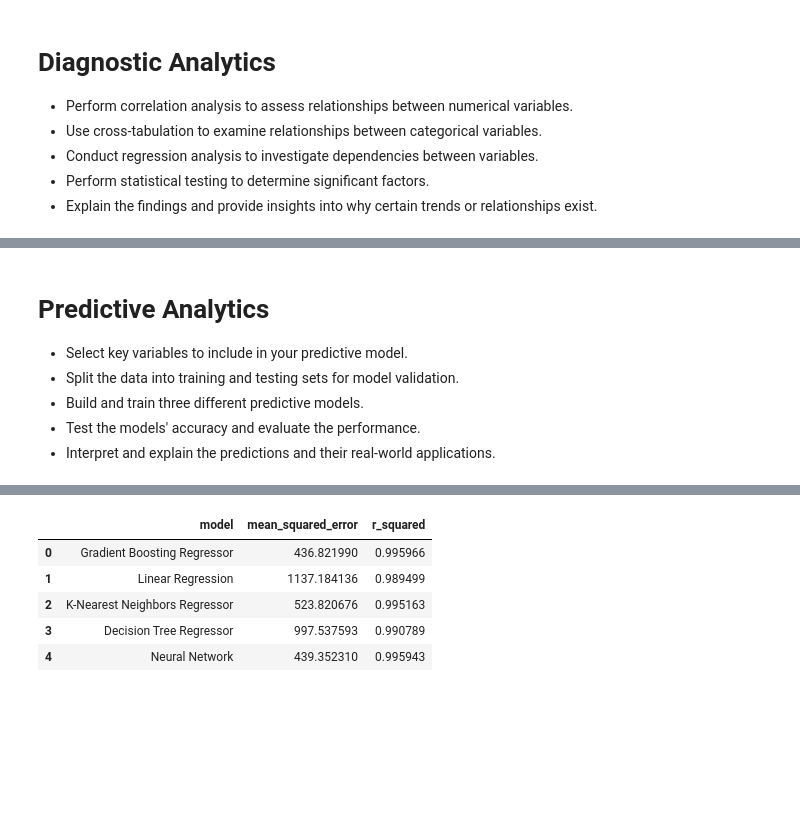
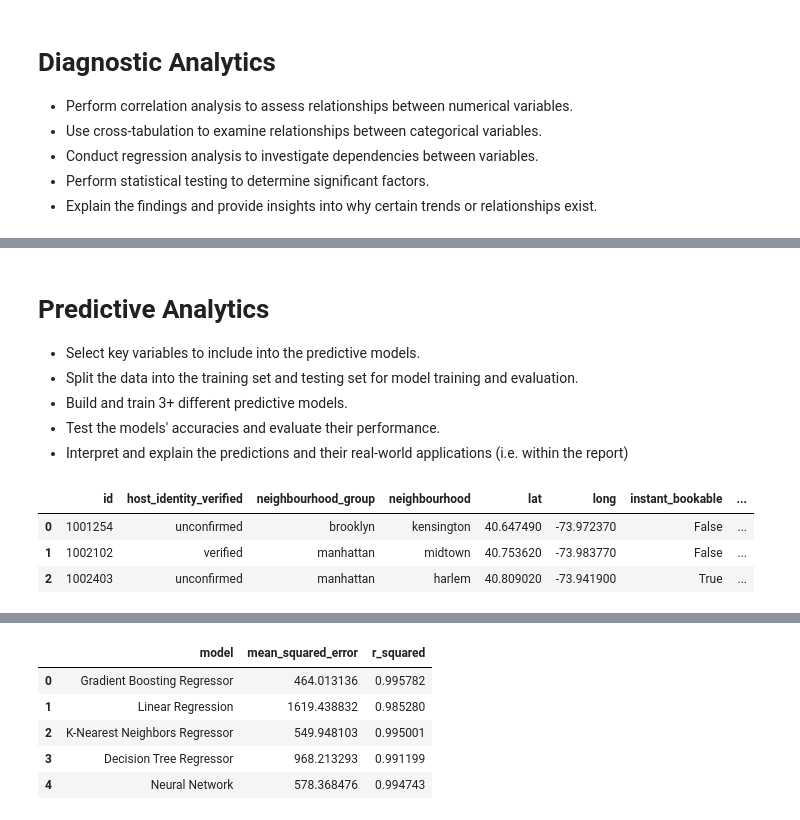
Before and after one commit to tuhanren/Airbnb-Data-Analysis, a Jupyter notebook: Final_Project_Group15.ipynb, the cells around one changed output, grey strips where cells are left out. Cells and saved outputs as stored; diff of their text form; code cells hidden in the pictures; blank space fills up the shorter version.

```diff
--- a/Final_Project_Group15.ipynb
+++ b/Final_Project_Group15.ipynb
@@ -1431,21 +1762,28 @@ Missing Analyze Result, GPT reachs limit.
 # **Predictive Analytics**
 
 
-*   Select key variables to include in your predictive model.
-*   Split the data into training and testing sets for model validation.
-*   Build and train three different predictive models.
-*   Test the models' accuracy and evaluate the performance.
-*   Interpret and explain the predictions and their real-world applications.
+*   Select key variables to include into the predictive models.
+*   Split the data into the training set and testing set for model training and evaluation.
+*   Build and train 3+ different predictive models.
+*   Test the models' accuracies and evaluate their performance.
+*   Interpret and explain the predictions and their real-world applications (i.e. within the report)
+# %%
+# Load the data
+df_pa = df.copy()
+df_pa.drop(["construction_year_group"], axis=1, inplace=True)
+df_pa.head(3)
+# %% [output]
+|  | id | host_identity_verified | neighbourhood_group | neighbourhood | lat | long | instant_bookable | ... |
+| 0 | 1001254 | unconfirmed | brooklyn | kensington | 40.647490 | -73.972370 | False | ... |
+| 1 | 1002102 | verified | manhattan | midtown | 40.753620 | -73.983770 | False | ... |
+| 2 | 1002403 | unconfirmed | manhattan | harlem | 40.809020 | -73.941900 | True | ... |
 # %%
-# load the data
-# dataFrame = pd.read_csv("airbnb_open_data.csv")
-
-# get available models
+# get all available models
 models = get_models()
 
 # create a Dataset using the loaded data
 dataset = Dataset(
-  dataFrame=df,
+  dataFrame=df_pa,
   target="price",
   features=[
     "host_identity_verified",
@@ -1477,7 +1815,7 @@ dataset = Dataset(
 # train the models using the created Dataset
 evaluation = train_models(models, dataset)
 
-# show evaluations of models
+# show evaluation of the models
 evaluation.head(10)
 # %% [output]
 Epoch 1/8
@@ -1500,8 +1838,8 @@ Epoch 8/8
 |  | model | mean_squared_error | r_squared |
-| 0 | Gradient Boosting Regressor | 436.821990 | 0.995966 |
-| 1 | Linear Regression | 1137.184136 | 0.989499 |
-| 2 | K-Nearest Neighbors Regressor | 523.820676 | 0.995163 |
-| 3 | Decision Tree Regressor | 997.537593 | 0.990789 |
-| 4 | Neural Network | 439.352310 | 0.995943 |
+| 0 | Gradient Boosting Regressor | 464.013136 | 0.995782 |
+| 1 | Linear Regression | 1619.438832 | 0.985280 |
+| 2 | K-Nearest Neighbors Regressor | 549.948103 | 0.995001 |
+| 3 | Decision Tree Regressor | 968.213293 | 0.991199 |
+| 4 | Neural Network | 578.368476 | 0.994743 |
 # %%
 # inquire the models
```
Also changed, not shown: parts of 39 cells of this notebook.
